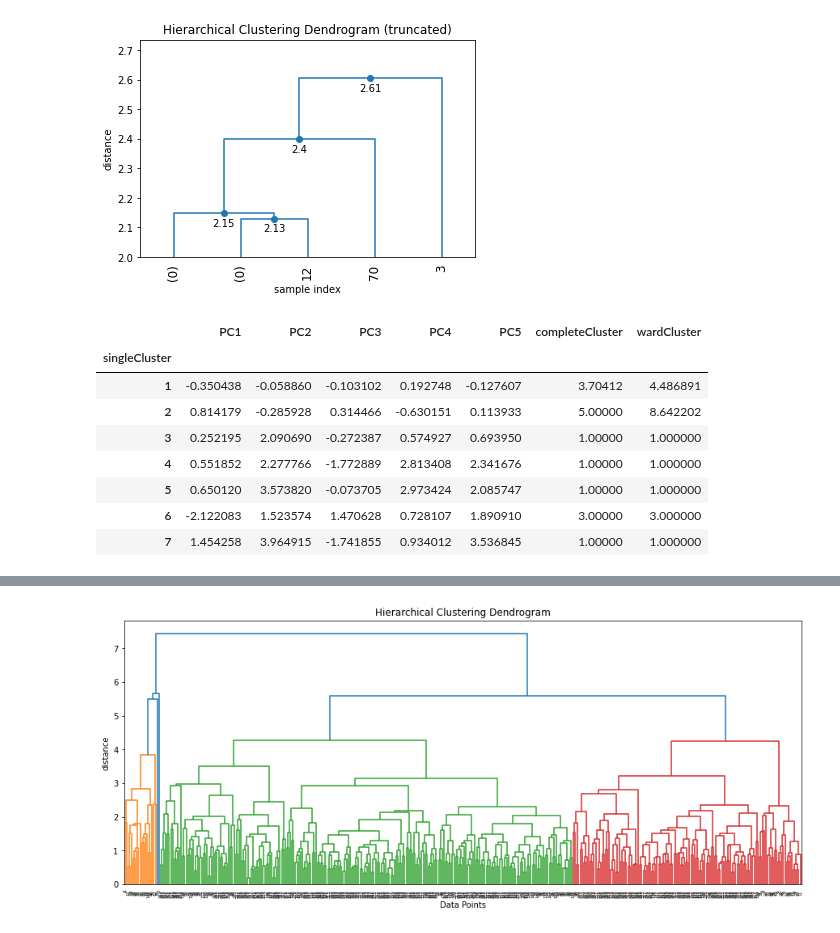
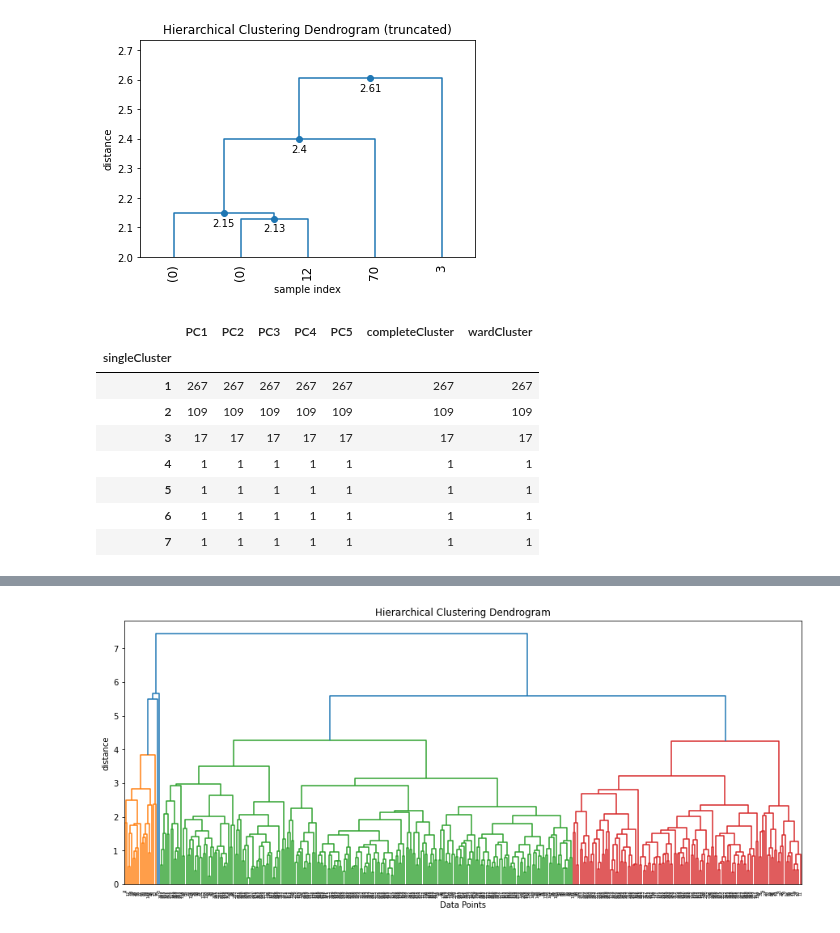
Before and after one commit to CSA100/nba-dsai, a Jupyter notebook: hierarchicalClustering.ipynb, the cells around one changed output, grey strips where cells are left out. Cells and saved outputs as stored; diff of their text form; code cells hidden in the pictures.

```diff
--- a/hierarchicalClustering.ipynb
+++ b/hierarchicalClustering.ipynb
@@ -188,14 +166,14 @@ truncatedDendrogram(singleLinkage,5,2)
 [figure]
 # %%
 pcaDataScaled['singleCluster'] = create_cluster(singleLinkage,2)
-pcaDataScaled.groupby('singleCluster').mean()
+pcaDataScaled.groupby('singleCluster').count()
 # %% [output]
 |  | PC1 | PC2 | PC3 | PC4 | PC5 | completeCluster | wardCluster |
 | singleCluster |  |  |  |  |  |  |  |
-| 1 | -0.350438 | -0.058860 | -0.103102 | 0.192748 | -0.127607 | 3.70412 | 4.486891 |
-| 2 | 0.814179 | -0.285928 | 0.314466 | -0.630151 | 0.113933 | 5.00000 | 8.642202 |
-| 3 | 0.252195 | 2.090690 | -0.272387 | 0.574927 | 0.693950 | 1.00000 | 1.000000 |
-| 4 | 0.551852 | 2.277766 | -1.772889 | 2.813408 | 2.341676 | 1.00000 | 1.000000 |
-| 5 | 0.650120 | 3.573820 | -0.073705 | 2.973424 | 2.085747 | 1.00000 | 1.000000 |
-| 6 | -2.122083 | 1.523574 | 1.470628 | 0.728107 | 1.890910 | 3.00000 | 3.000000 |
-| 7 | 1.454258 | 3.964915 | -1.741855 | 0.934012 | 3.536845 | 1.00000 | 1.000000 |
+| 1 | 267 | 267 | 267 | 267 | 267 | 267 | 267 |
+| 2 | 109 | 109 | 109 | 109 | 109 | 109 | 109 |
+| 3 | 17 | 17 | 17 | 17 | 17 | 17 | 17 |
+| 4 | 1 | 1 | 1 | 1 | 1 | 1 | 1 |
+| 5 | 1 | 1 | 1 | 1 | 1 | 1 | 1 |
+| 6 | 1 | 1 | 1 | 1 | 1 | 1 | 1 |
+| 7 | 1 | 1 | 1 | 1 | 1 | 1 | 1 |
```
Also changed, not shown: parts of 8 cells of this notebook, 2 other files.
